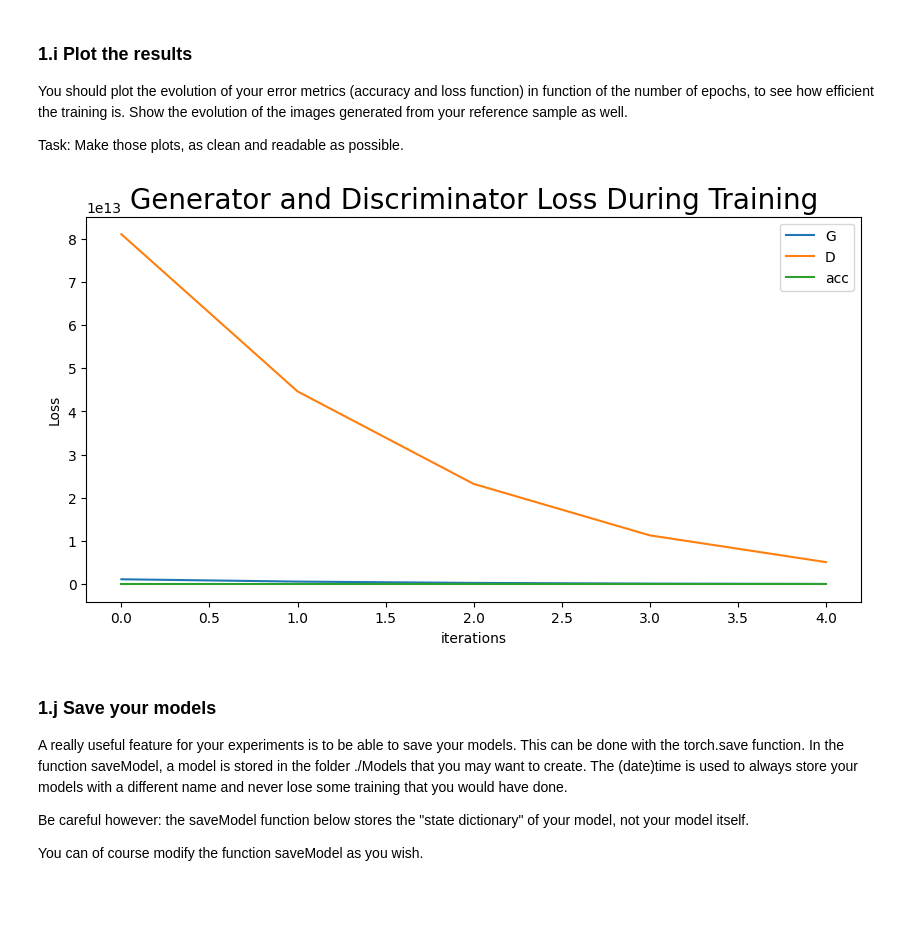
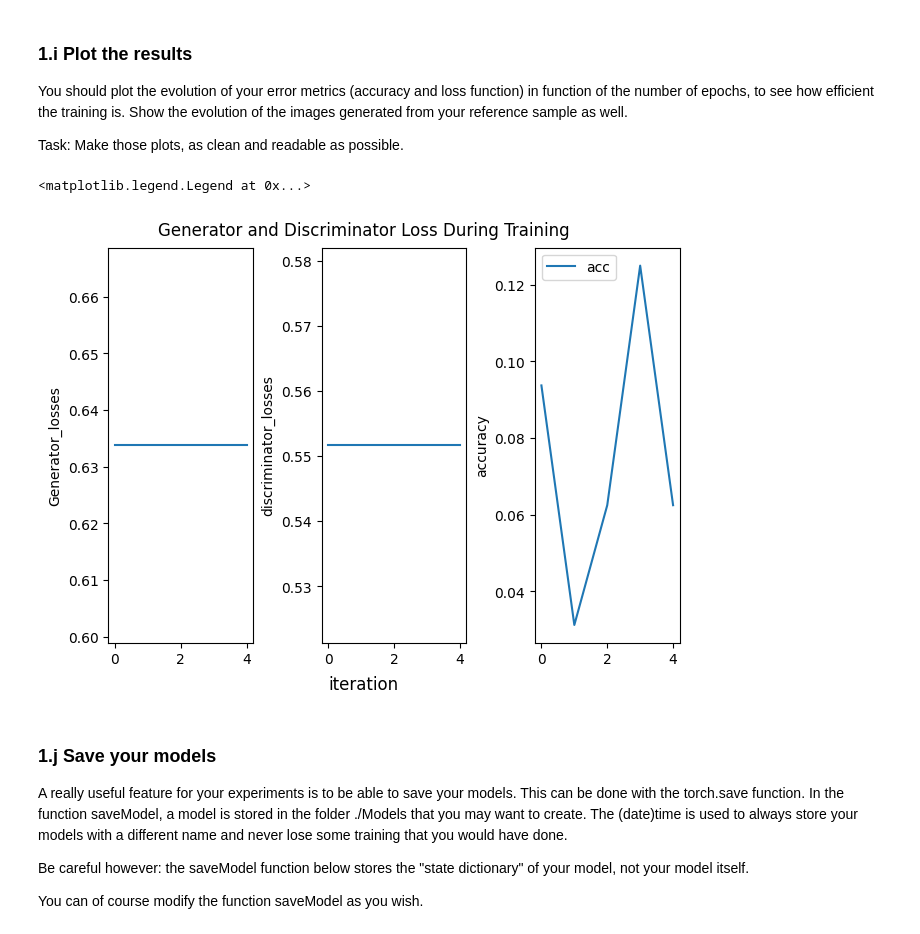
Before and after one commit to PierreRemacle/LINMA2472_P1-, a Jupyter notebook: HW3 - GAN and CNN part 1 - v3.ipynb, the cells around one changed output. Drawn from its saved outputs; the diff is of its cells as text; code cells hidden in the pictures; blank space fills up the shorter version.

```diff
--- a/HW3 - GAN and CNN part 1 - v3.ipynb
+++ b/HW3 - GAN and CNN part 1 - v3.ipynb
@@ -601,19 +608,23 @@ You should plot the evolution of your error metrics (accuracy and loss function)
 Task: Make those plots, as clean and readable as possible.
 # %%
 # Plots of accuracy and of loss function, images generated from your reference sample.
-plt.figure(figsize=(10,5))
-plt.title("Generator and Discriminator Loss During Training")
-fig, (ax1, ax2 , ax3) = plt.subplots(1, 3)
+
+fig, (ax1, ax2 , ax3) = plt.subplots(1, 3 , layout="constrained")
+fig.suptitle("Generator and Discriminator Loss During Training")
 ax1.plot(G_losses,label="G")
 ax2.plot(D_losses,label="D")
 ax3.plot(accuracy_array,label="acc")
-plt.xlabel("iterations")
-plt.ylabel("Loss")
+fig.supxlabel('iteration')
+ax1.set(ylabel='Generator_losses')
+ax2.set(ylabel='discriminator_losses')
+ax3.set(ylabel='accuracy')
+
 plt.legend()
-plt.show()
+
 # TO COMPLETE
 # %% [output]
+<matplotlib.legend.Legend at 0x...>
-[figure, old version]
+[figure, new version]
 # %% [markdown]
 ### 1.j Save your models
 A really useful feature for your experiments is to be able to save your models. This can be done with the torch.save function. In the function saveModel, a model is stored in the folder ./Models that you may want to create. The (date)time is used to always store your models with a different name and never lose some training that you would have done.
```
Also changed, not shown: parts of 6 cells of this notebook.
